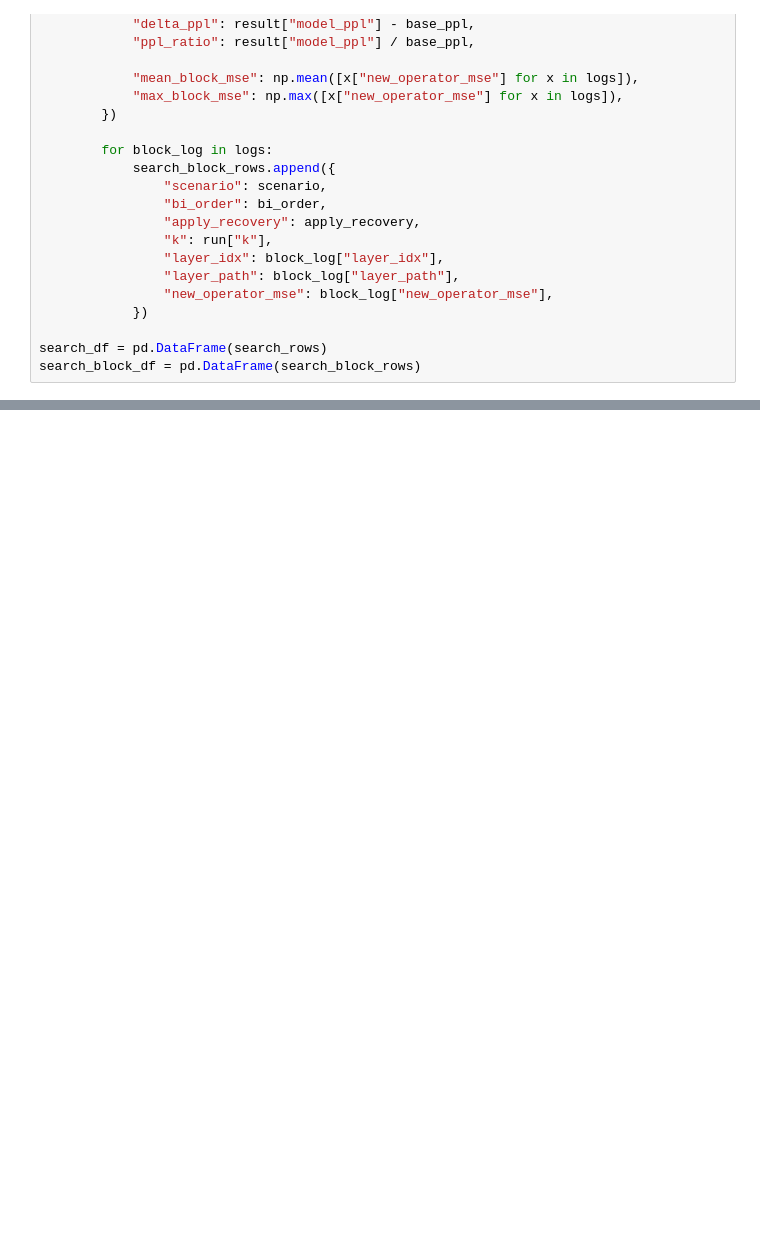
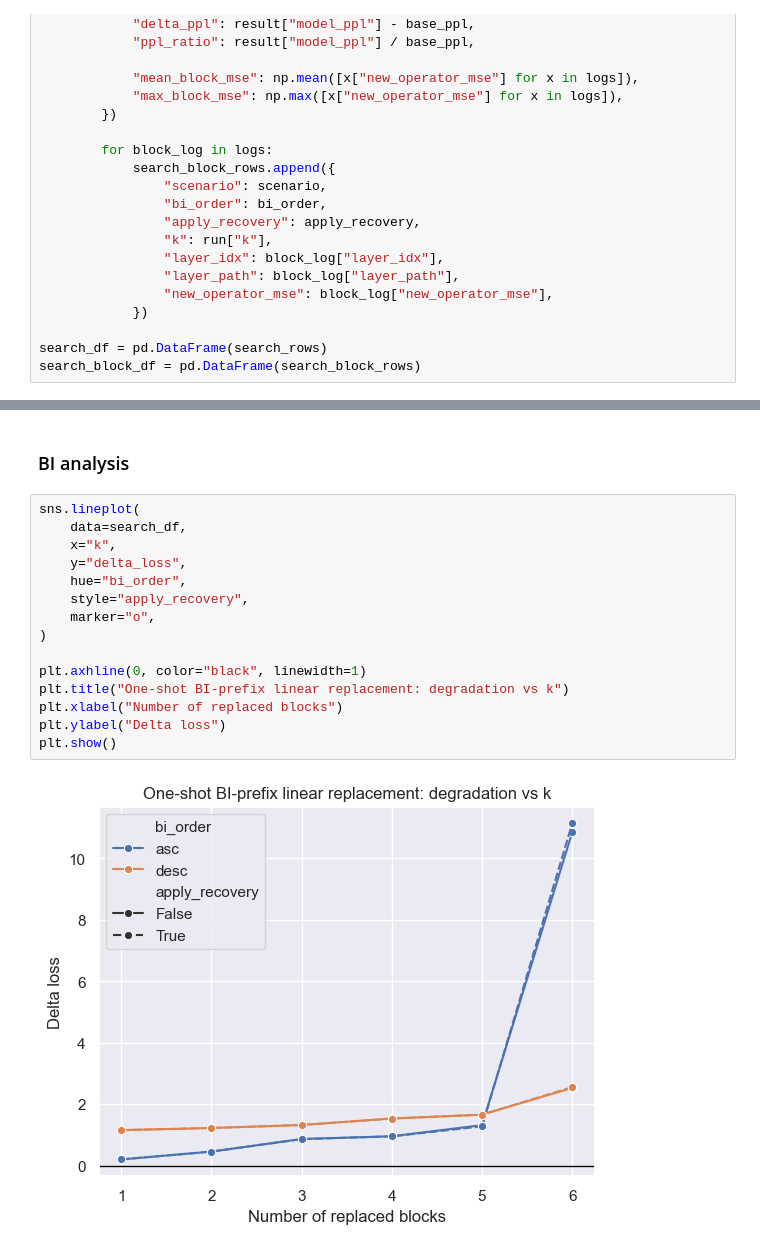
Before and after one commit to Sammuel21/diploma-thesis-block-replacement, a Jupyter notebook: notebooks/mvp/analysis.ipynb, the cells around one changed output, grey strips where cells are left out. Cells and saved outputs as stored; diff of their text form; blank space fills up the shorter version.

Commit message:
add to analysis

```diff
--- a/notebooks/mvp/analysis.ipynb
+++ b/notebooks/mvp/analysis.ipynb
@@ -307,3 +311,22 @@ search_df
 | 21 | one_shot_bi_desc_no_recovery | desc | False | 4 | [8, 9, 10, 23] | 3.015225 | 20.393683 | 4.548799 | ... |
 | 22 | one_shot_bi_desc_no_recovery | desc | False | 5 | [8, 9, 10, 12, 23] | 3.015225 | 20.393683 | 4.671733 | ... |
 | 23 | one_shot_bi_desc_no_recovery | desc | False | 6 | [8, 9, 10, 11, 12, 23] | 3.015225 | 20.393683 | 5.543749 | ... |
+# %% [markdown]
+### BI analysis
+# %%
+sns.lineplot(
+    data=search_df,
+    x="k",
+    y="delta_loss",
+    hue="bi_order",
+    style="apply_recovery",
+    marker="o",
+)
+
+plt.axhline(0, color="black", linewidth=1)
+plt.title("One-shot BI-prefix linear replacement: degradation vs k")
+plt.xlabel("Number of replaced blocks")
+plt.ylabel("Delta loss")
+plt.show()
+# %% [output]
+[figure, added]
```
Also changed, not shown: parts of 7 cells of this notebook, 4 other files.
